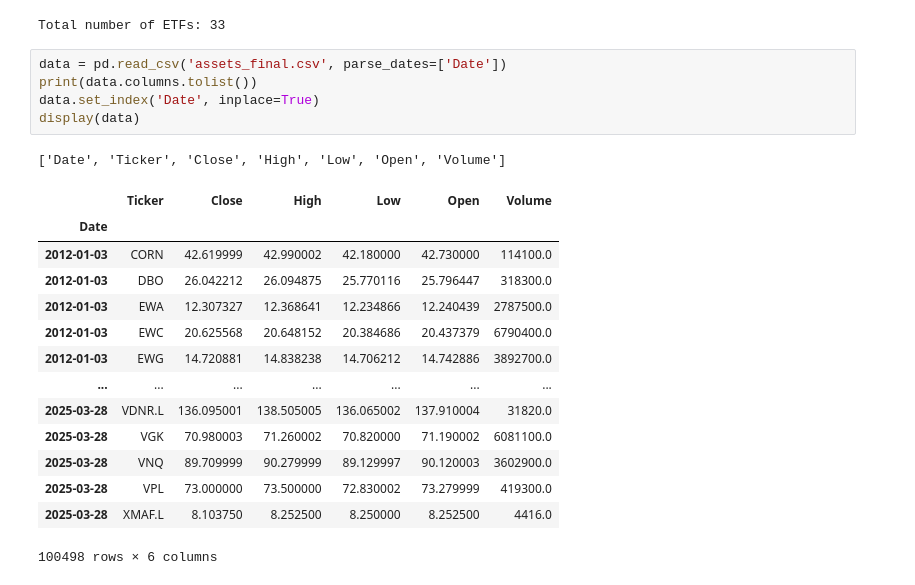
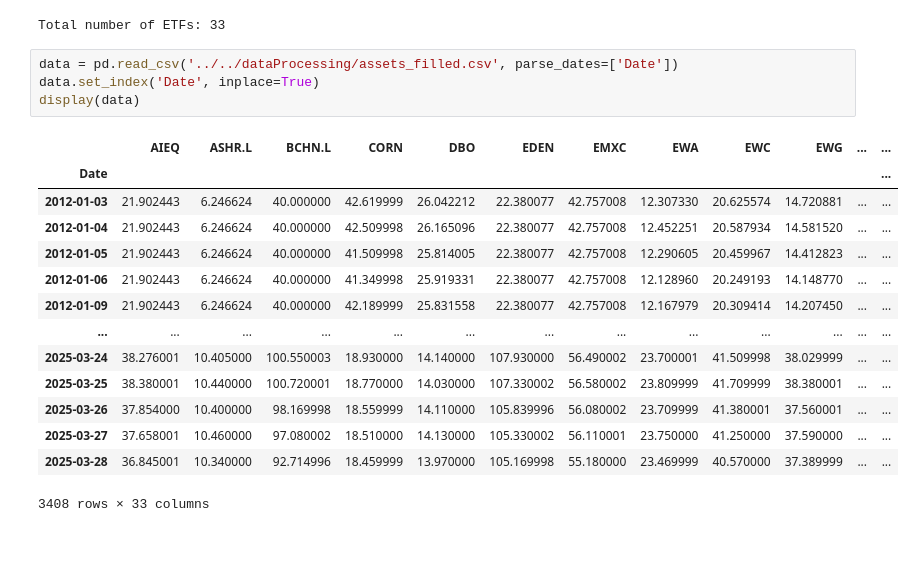
Before and after one commit to JingShelly/BA_Project, a Jupyter notebook: src/RandomForrest/Classification/rf_binary.ipynb, the cells around one changed output. Saved outputs shown, nothing was run; the diff lists cells and outputs as text; blank space fills up the shorter version.

```diff
--- a/src/RandomForrest/Classification/rf_binary.ipynb
+++ b/src/RandomForrest/Classification/rf_binary.ipynb
@@ -13,23 +13,21 @@ import ETFs as etfs
 # %% [output]
 Total number of ETFs: 33
 # %%
-data = pd.read_csv('assets_final.csv', parse_dates=['Date'])
-print(data.columns.tolist())
+data = pd.read_csv('../../dataProcessing/assets_filled.csv', parse_dates=['Date'])
 data.set_index('Date', inplace=True)
 display(data)
 # %% [output]
+|  | AIEQ | ASHR.L | BCHN.L | CORN | DBO | EDEN | EMXC | EWA | EWC | EWG | ... | ... |
+| Date |  |  |  |  |  |  |  |  |  |  |  | ... |
+| 2012-01-03 | 21.902443 | 6.246624 | 40.000000 | 42.619999 | 26.042212 | 22.380077 | 42.757008 | 12.307330 | 20.625574 | 14.720881 | ... | ... |
+| 2012-01-04 | 21.902443 | 6.246624 | 40.000000 | 42.509998 | 26.165096 | 22.380077 | 42.757008 | 12.452251 | 20.587934 | 14.581520 | ... | ... |
+| 2012-01-05 | 21.902443 | 6.246624 | 40.000000 | 41.509998 | 25.814005 | 22.380077 | 42.757008 | 12.290605 | 20.459967 | 14.412823 | ... | ... |
+| 2012-01-06 | 21.902443 | 6.246624 | 40.000000 | 41.349998 | 25.919331 | 22.380077 | 42.757008 | 12.128960 | 20.249193 | 14.148770 | ... | ... |
+| 2012-01-09 | 21.902443 | 6.246624 | 40.000000 | 42.189999 | 25.831558 | 22.380077 | 42.757008 | 12.167979 | 20.309414 | 14.207450 | ... | ... |
+| ... | ... | ... | ... | ... | ... | ... | ... | ... | ... | ... | ... | ... |
+| 2025-03-24 | 38.276001 | 10.405000 | 100.550003 | 18.930000 | 14.140000 | 107.930000 | 56.490002 | 23.700001 | 41.509998 | 38.029999 | ... | ... |
+| 2025-03-25 | 38.380001 | 10.440000 | 100.720001 | 18.770000 | 14.030000 | 107.330002 | 56.580002 | 23.809999 | 41.709999 | 38.380001 | ... | ... |
+| 2025-03-26 | 37.854000 | 10.400000 | 98.169998 | 18.559999 | 14.110000 | 105.839996 | 56.080002 | 23.709999 | 41.380001 | 37.560001 | ... | ... |
+| 2025-03-27 | 37.658001 | 10.460000 | 97.080002 | 18.510000 | 14.130000 | 105.330002 | 56.110001 | 23.750000 | 41.250000 | 37.590000 | ... | ... |
+| 2025-03-28 | 36.845001 | 10.340000 | 92.714996 | 18.459999 | 13.970000 | 105.169998 | 55.180000 | 23.469999 | 40.570000 | 37.389999 | ... | ... |
-['Date', 'Ticker', 'Close', 'High', 'Low', 'Open', 'Volume']
+3408 rows × 33 columns
-|  | Ticker | Close | High | Low | Open | Volume |
-| Date |  |  |  |  |  |  |
-| 2012-01-03 | CORN | 42.619999 | 42.990002 | 42.180000 | 42.730000 | 114100.0 |
-| 2012-01-03 | DBO | 26.042212 | 26.094875 | 25.770116 | 25.796447 | 318300.0 |
-| 2012-01-03 | EWA | 12.307327 | 12.368641 | 12.234866 | 12.240439 | 2787500.0 |
-| 2012-01-03 | EWC | 20.625568 | 20.648152 | 20.384686 | 20.437379 | 6790400.0 |
-| 2012-01-03 | EWG | 14.720881 | 14.838238 | 14.706212 | 14.742886 | 3892700.0 |
-| ... | ... | ... | ... | ... | ... | ... |
-| 2025-03-28 | VDNR.L | 136.095001 | 138.505005 | 136.065002 | 137.910004 | 31820.0 |
-| 2025-03-28 | VGK | 70.980003 | 71.260002 | 70.820000 | 71.190002 | 6081100.0 |
-| 2025-03-28 | VNQ | 89.709999 | 90.279999 | 89.129997 | 90.120003 | 3602900.0 |
-| 2025-03-28 | VPL | 73.000000 | 73.500000 | 72.830002 | 73.279999 | 419300.0 |
-| 2025-03-28 | XMAF.L | 8.103750 | 8.252500 | 8.250000 | 8.252500 | 4416.0 |
-100498 rows × 6 columns
```
Also changed, not shown: parts of 18 cells of this notebook, 5 other files.
